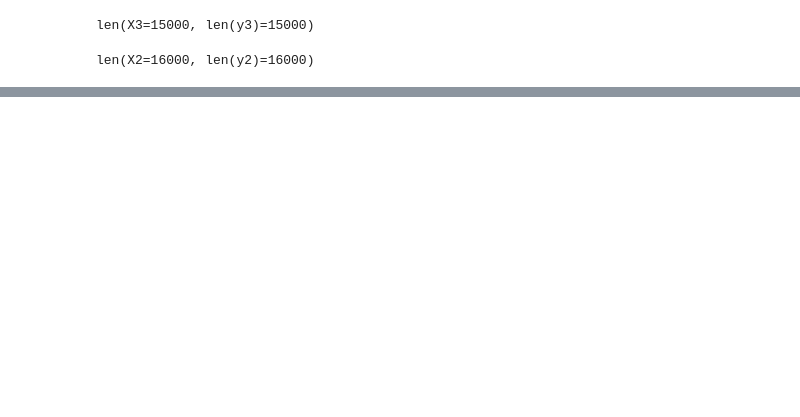
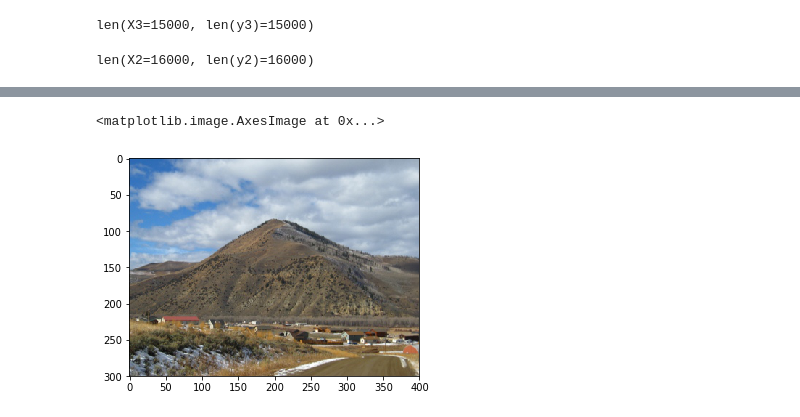
Before and after one commit to ewhite2142/Capstone, a Jupyter notebook: numerical-new.ipynb, the cells around one changed output, grey strips where cells are left out. Saved outputs shown, nothing was run; the diff lists cells and outputs as text; code cells hidden in the pictures; blank space fills up the shorter version.

```diff
--- a/numerical-new.ipynb
+++ b/numerical-new.ipynb
@@ -308,0 +560,6 @@ with open(capstone_folder + "pickled_images_labels/labels_type_GBC2.pkl", 'wb')
+# %%
+image = io.imread(images_folder + '8325.jpg')
+plt.imshow(image)
+# %% [output]
+<matplotlib.image.AxesImage at 0x...>
+[figure, added]
```
Also changed, not shown: parts of 38 cells of this notebook, 4 other files.
